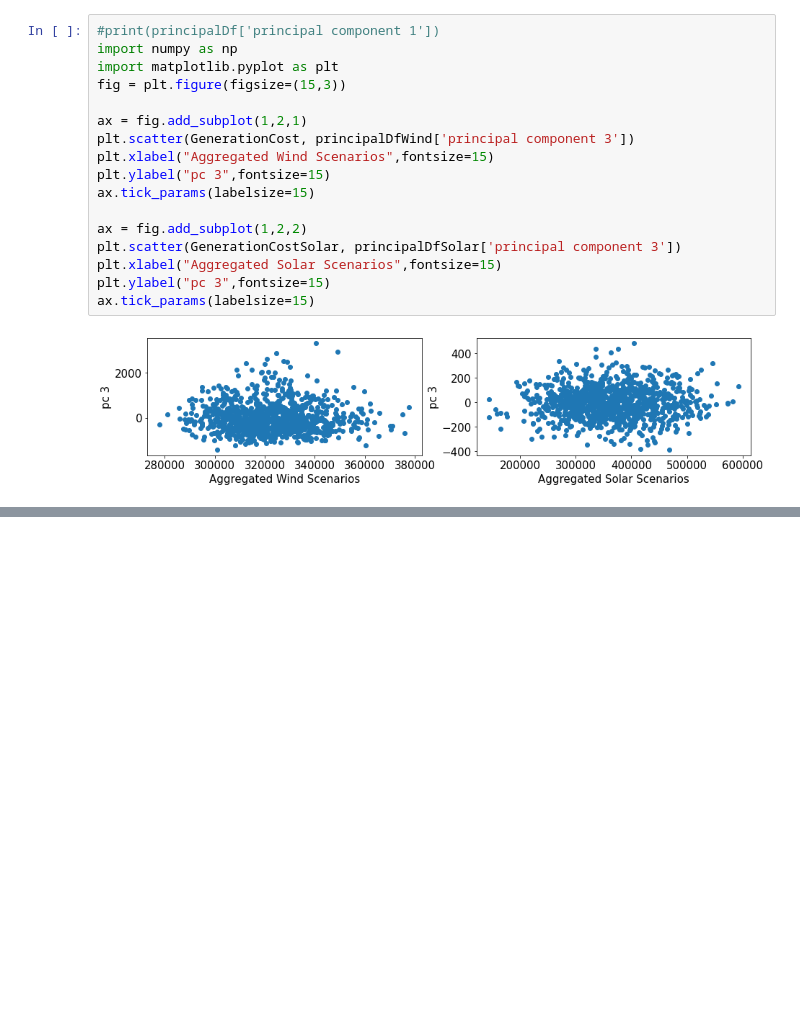
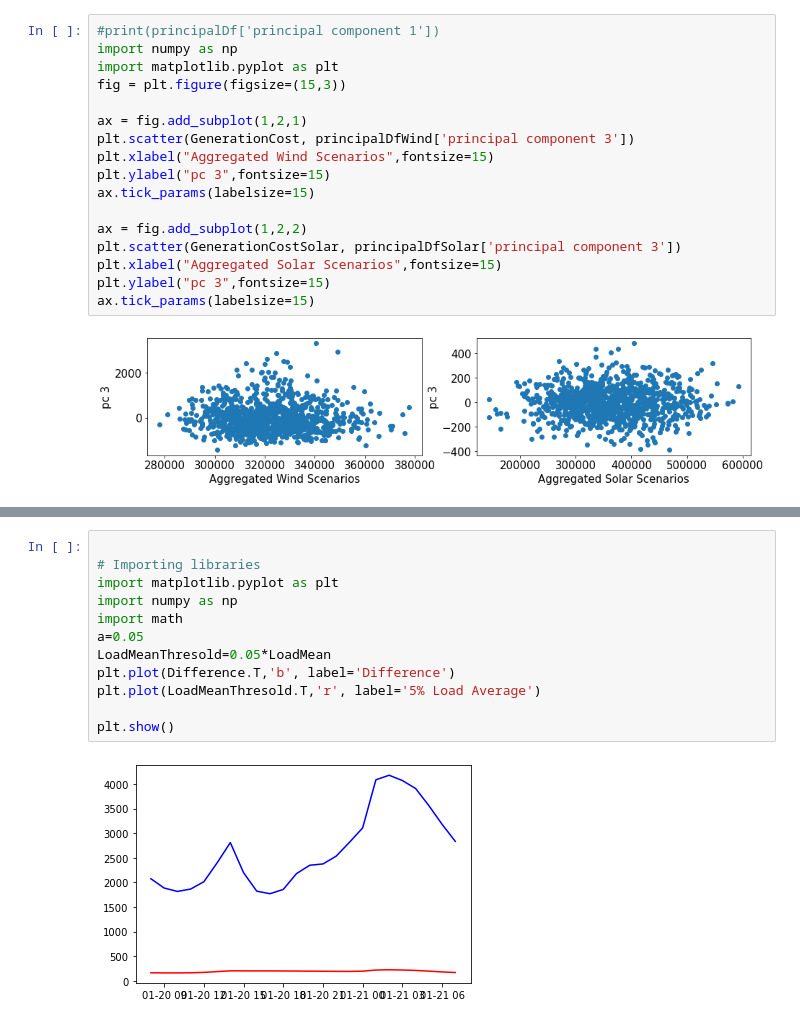
Before and after one commit to MahashwetaPatra/Financial-Modeling-Renewable-Energy, a Jupyter notebook: RTSVaticOutput.ipynb, the cells around one changed output, grey strips where cells are left out. Saved outputs shown, nothing was run; the diff lists cells and outputs as text; blank space fills up the shorter version.

```diff
--- a/RTSVaticOutput.ipynb
+++ b/RTSVaticOutput.ipynb
@@ -299,0 +352,14 @@ ax.tick_params(labelsize=15)
+# %%
+
+# Importing libraries
+import matplotlib.pyplot as plt
+import numpy as np
+import math
+a=0.05
+LoadMeanThresold=0.05*LoadMean
+plt.plot(Difference.T,'b', label='Difference')
+plt.plot(LoadMeanThresold.T,'r', label='5% Load Average')
+
+plt.show()
+# %% [output]
+[figure, added]
```
Also changed, not shown: parts of 5 cells of this notebook.
